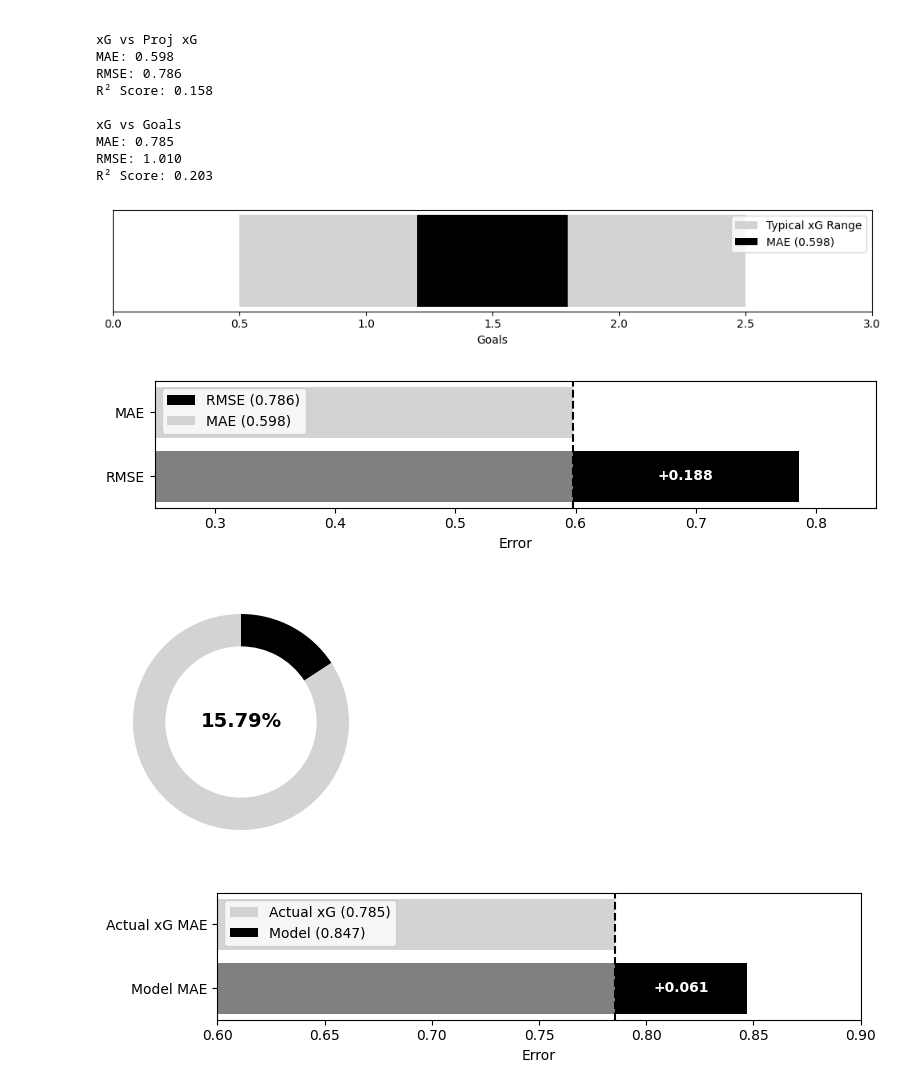
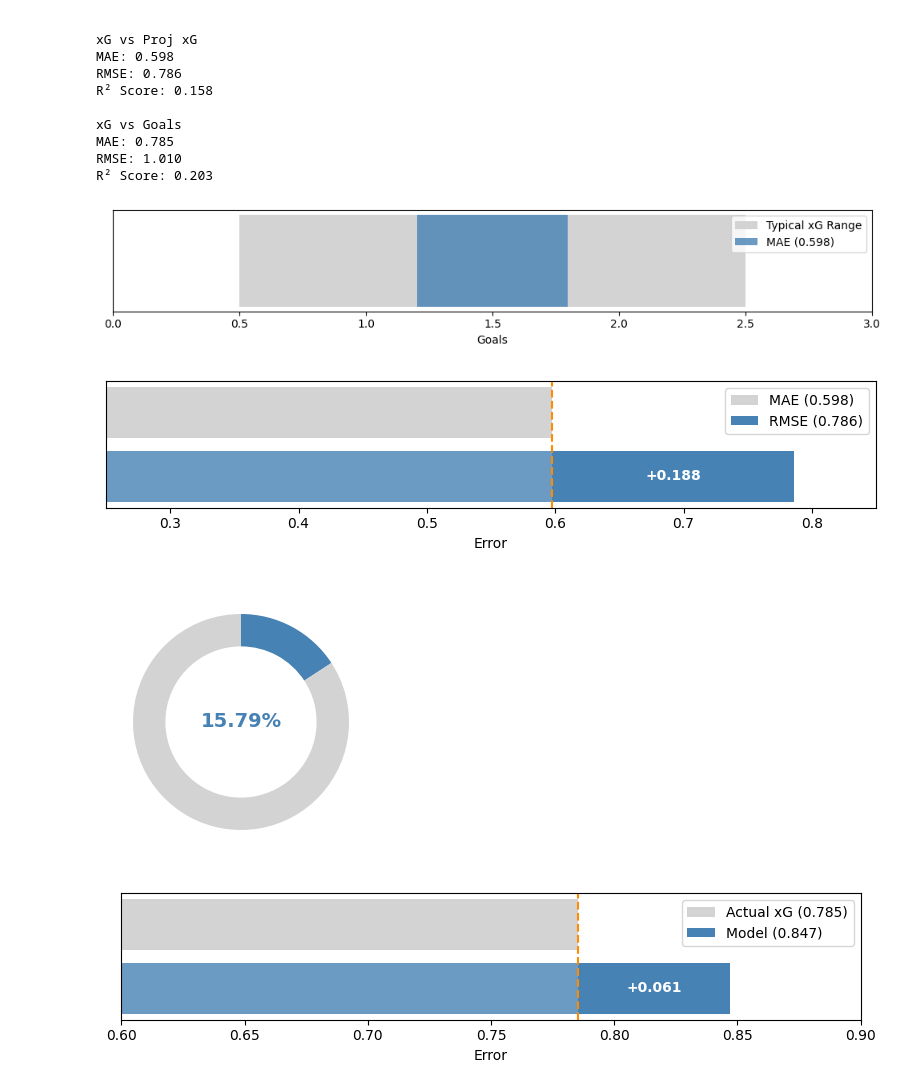
Before and after one commit to venomio5/soccer-prediction-analysis, a Jupyter notebook: src/xg_analysis.ipynb, the cells around one changed output. Saved outputs shown, nothing was run; the diff lists cells and outputs as text; code cells hidden in the pictures.

```diff
--- a/src/xg_analysis.ipynb
+++ b/src/xg_analysis.ipynb
@@ -75,8 +76,8 @@ range_center = (0.5 + 2.5) / 2
 fig, ax = plt.subplots(figsize=(10, 2))
 
 ax.barh(0, 3, color='white')
-ax.barh(0, 2, left=0.5, color='lightgrey', label='Typical xG Range')
-ax.barh(0, mae2, left=range_center - mae2/2, color='black', label=f'MAE ({mae2:.3f})')
+ax.barh(0, 2, left=0.5, color='lightgray', label='Typical xG Range')
+ax.barh(0, mae2, left=range_center - mae2/2, color='steelblue', alpha=0.8, label=f'MAE ({mae2:.3f})')
 ax.set_xlim(0, 3)
 ax.set_yticks([])
 ax.set_xlabel("Goals")
@@ -85,63 +86,64 @@ ax.legend()
 plt.tight_layout()
 plt.show()
 # %% [output]
-[figure, old version]
+[figure, new version]
 # %%
 fig, ax = plt.subplots(figsize=(8, 2))
 
 ax.set_xlim(0.25, 0.85)
 
-ax.barh(['RMSE'], [mae2], left=0, color='gray')
-ax.barh(['RMSE'], [rmse2 - mae2], left=mae2, color='black', label=f"RMSE ({rmse2:.3f})")
+ax.barh(['RMSE'], [mae2], left=0, color='steelblue', alpha=0.8)
 ax.barh(['MAE'], [mae2], color='lightgray', label=f"MAE ({mae2:.3f})")
+ax.barh(['RMSE'], [rmse2 - mae2], left=mae2, color='steelblue', label=f"RMSE ({rmse2:.3f})")
 
-
-ax.axvline(x=mae2, linestyle='--', color='black', linewidth=1.5)
+ax.axvline(x=mae2, linestyle='--', color='darkorange', linewidth=1.5)
 
 diff = rmse2 - mae2
 ax.text(mae2 + diff/2, 0, f'+{diff:.3f}', ha='center', va='center',
         fontweight='semibold', color='white')
 
 ax.set_xlabel('Error')
-ax.legend(loc="upper left")
+ax.set_yticks([])
+ax.legend(loc="upper right")
 
 plt.tight_layout()
 plt.show()
 # %% [output]
-[figure, old version]
+[figure, new version]
 # %%
 fig, ax = plt.subplots(figsize=(12, 3))
 
 vals = [rscore2*100, 100 - rscore2*100]
-ax.pie(vals, radius=1, colors=['black', 'lightgray'],
+ax.pie(vals, radius=1, colors=['steelblue', 'lightgray'],
        wedgeprops=dict(width=0.3), startangle=90, counterclock=False)
-ax.text(0, 0, f'{rscore2*100:.2f}%', ha='center', va='center', fontsize=14, fontweight='semibold')
+ax.text(0, 0, f'{rscore2*100:.2f}%', ha='center', va='center', color="steelblue", fontsize=14, fontweight='semibold')
 
 plt.tight_layout()
 plt.show()
 # %% [output]
-[figure, old version]
+[figure, new version]
 # %%
 fig, ax = plt.subplots(figsize=(8, 2))
 
 ax.set_xlim(0.6, 0.9)
-ax.barh(['Model MAE'], [mae3], left=0, color='gray')
+ax.barh(['Model MAE'], [mae3], left=0, color='steelblue', alpha=0.8)
 ax.barh(['Actual xG MAE'], [mae3], color='lightgray', label=f"Actual xG ({mae3:.3f})")
-ax.barh(['Model MAE'], [mae1 - mae3], left=mae3, color='black', label=f"Model ({mae1:.3f})")
+ax.barh(['Model MAE'], [mae1 - mae3], left=mae3, color='steelblue', label=f"Model ({mae1:.3f})")
 
-ax.axvline(x=mae3, linestyle='--', color='black', linewidth=1.5)
+ax.axvline(x=mae3, linestyle='--', color='darkorange', linewidth=1.5)
 
 diff = mae1 - mae3
 ax.text(mae3 + diff/2, 0, f'+{diff:.3f}', ha='center', va='center',
         fontweight='semibold', color='white')
 
 ax.set_xlabel('Error')
+ax.set_yticks([])
 
-ax.legend(loc="upper left")
+ax.legend(loc="upper right")
 plt.tight_layout()
 plt.show()
 # %% [output]
-[figure, old version]
+[figure, new version]
 # %%
 rmse_actual = rmse3
 rmse_model = rmse1
```
Also changed, not shown: parts of 3 cells of this notebook, 15 other files.
